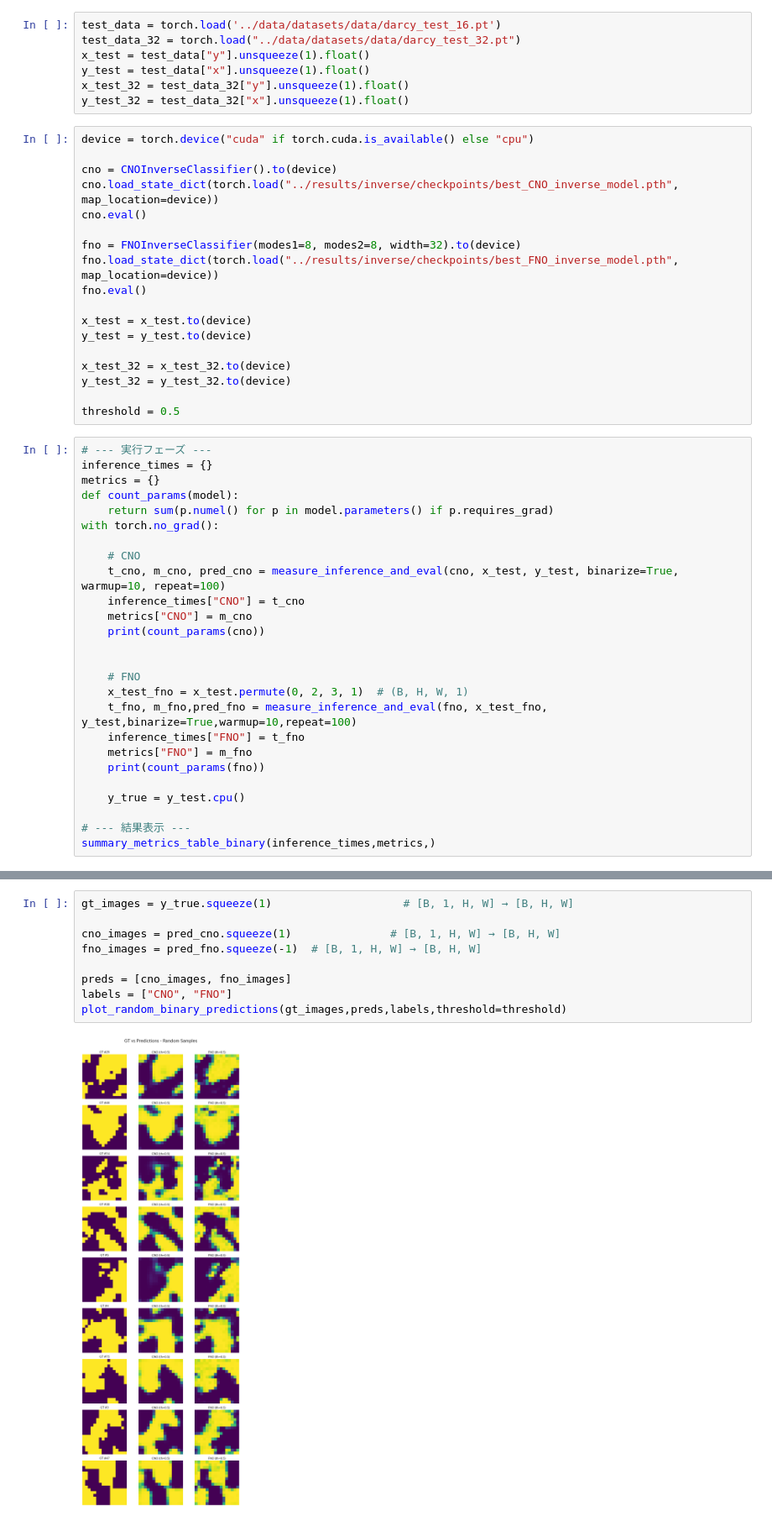
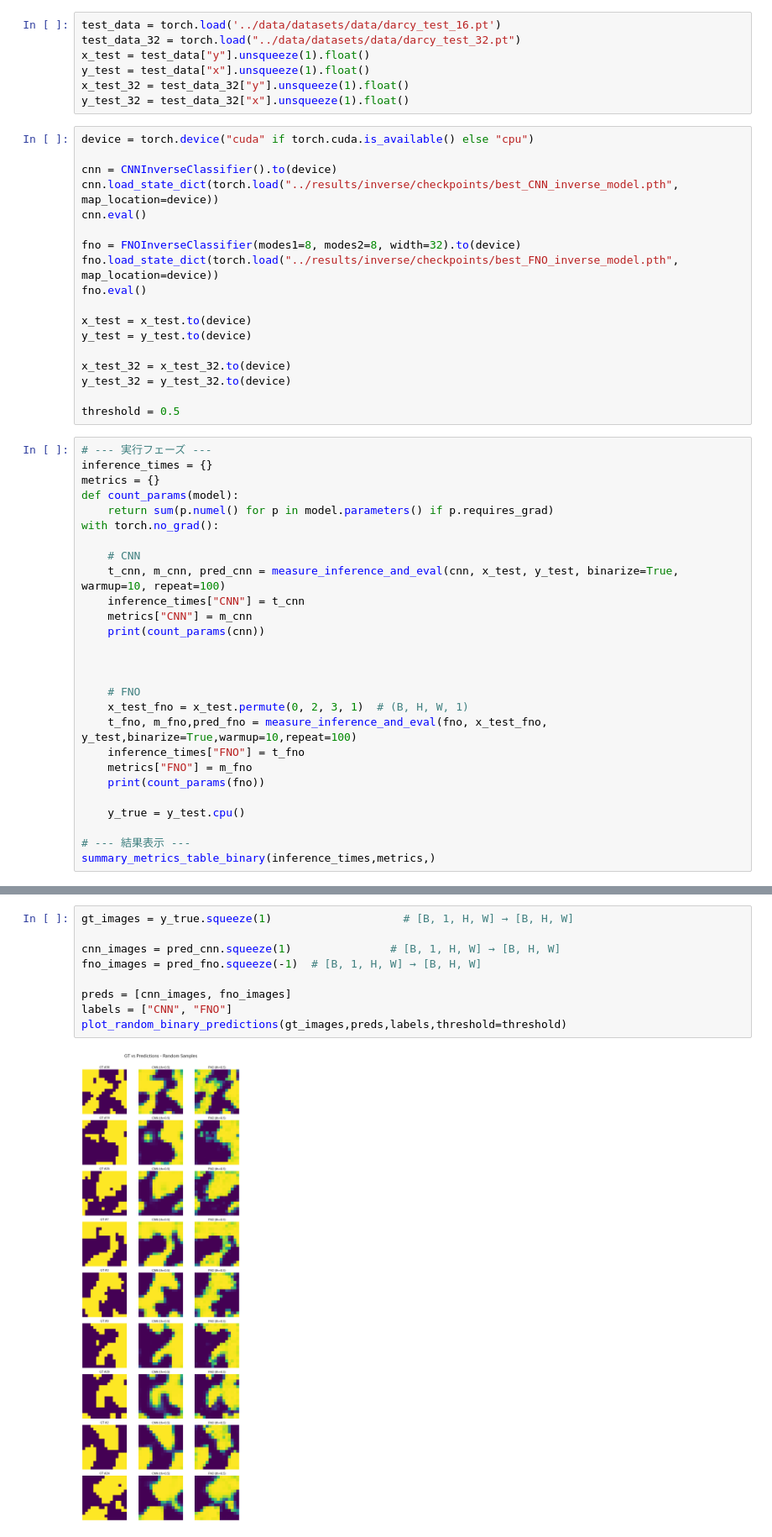
Before and after one commit to natsuki0720/neural_operator_comparison, a Jupyter notebook: notebooks/darcy_compare_inverse.ipynb, the cells around one changed output, grey strips where cells are left out. Shown at 84% size. Saved outputs shown, nothing was run; the diff lists cells and outputs as text.

```diff
--- a/notebooks/darcy_compare_inverse.ipynb
+++ b/notebooks/darcy_compare_inverse.ipynb
@@ -31,9 +31,9 @@ y_test_32 = test_data_32["x"].unsqueeze(1).float()
 # %%
 device = torch.device("cuda" if torch.cuda.is_available() else "cpu")
 
-cno = CNOInverseClassifier().to(device)
-cno.load_state_dict(torch.load("../results/inverse/checkpoints/best_CNO_inverse_model.pth", map_location=device))
-cno.eval()
+cnn = CNNInverseClassifier().to(device)
+cnn.load_state_dict(torch.load("../results/inverse/checkpoints/best_CNN_inverse_model.pth", map_location=device))
+cnn.eval()
 
 fno = FNOInverseClassifier(modes1=8, modes2=8, width=32).to(device)
 fno.load_state_dict(torch.load("../results/inverse/checkpoints/best_FNO_inverse_model.pth", map_location=device))
@@ -54,11 +54,12 @@ def count_params(model):
     return sum(p.numel() for p in model.parameters() if p.requires_grad)
 with torch.no_grad():
 
-    # CNO
-    t_cno, m_cno, pred_cno = measure_inference_and_eval(cno, x_test, y_test, binarize=True, warmup=10, repeat=100)
-    inference_times["CNO"] = t_cno
-    metrics["CNO"] = m_cno
-    print(count_params(cno))
+    # CNN
+    t_cnn, m_cnn, pred_cnn = measure_inference_and_eval(cnn, x_test, y_test, binarize=True, warmup=10, repeat=100)
+    inference_times["CNN"] = t_cnn
+    metrics["CNN"] = m_cnn
+    print(count_params(cnn))
+
 
 
     # FNO
@@ -91,14 +92,14 @@ FNO                 0.9378     0.8604     0.9087
 # %%
 gt_images = y_true.squeeze(1)                    # [B, 1, H, W] → [B, H, W]
 
-cno_images = pred_cno.squeeze(1)               # [B, 1, H, W] → [B, H, W]
+cnn_images = pred_cnn.squeeze(1)               # [B, 1, H, W] → [B, H, W]
 fno_images = pred_fno.squeeze(-1)  # [B, 1, H, W] → [B, H, W]
 
-preds = [cno_images, fno_images]
-labels = ["CNO", "FNO"]
+preds = [cnn_images, fno_images]
+labels = ["CNN", "FNO"]
 plot_random_binary_predictions(gt_images,preds,labels,threshold=threshold)
 # %% [output]
-[figure, old version]
+[figure, new version]
 # %%
 plot_prediction_and_error_maps(gt_images,preds,labels,num_samples=3)
 # %% [output]
```
Also changed, not shown: parts of 7 cells of this notebook, 11 other files.
